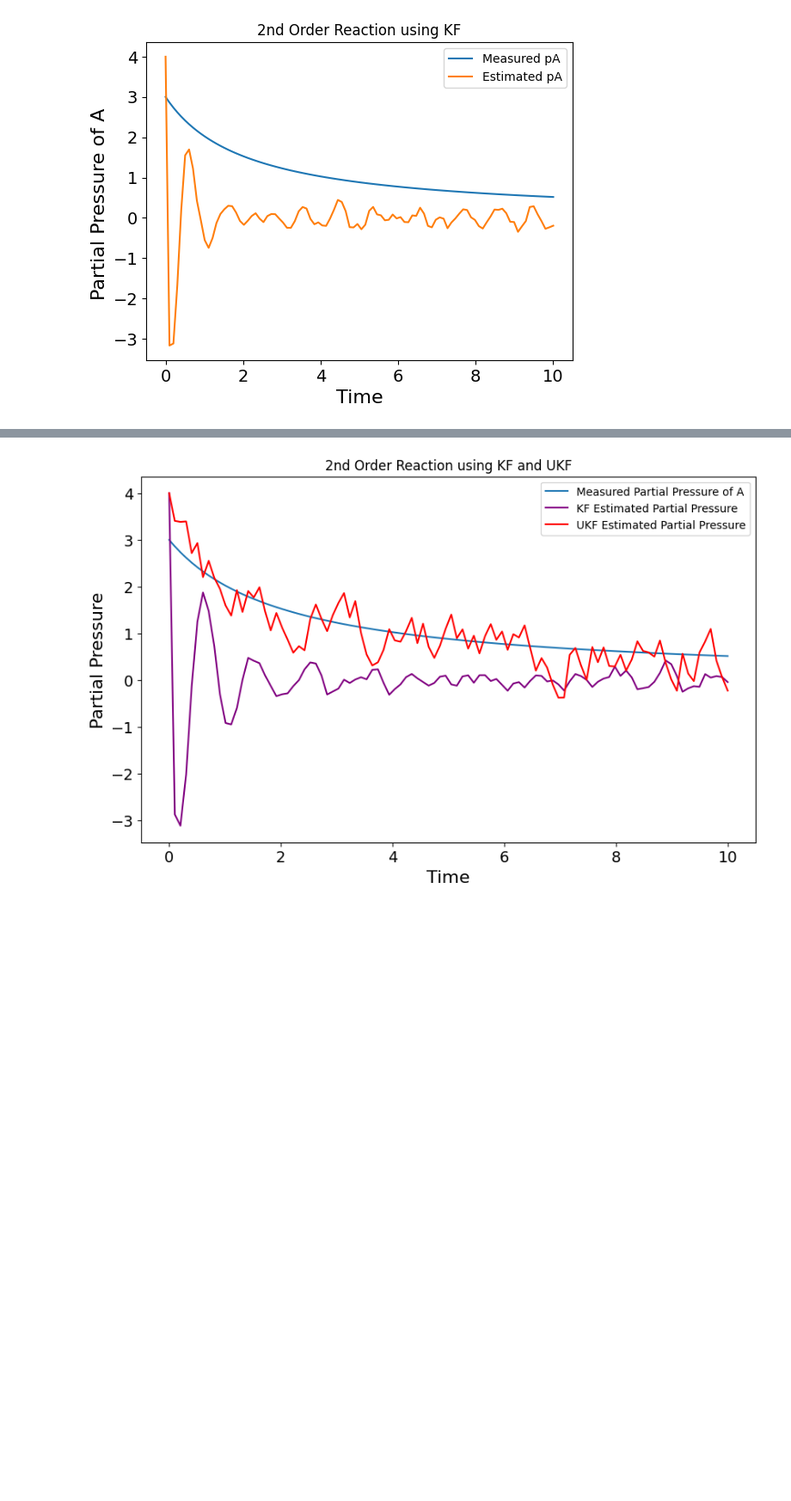
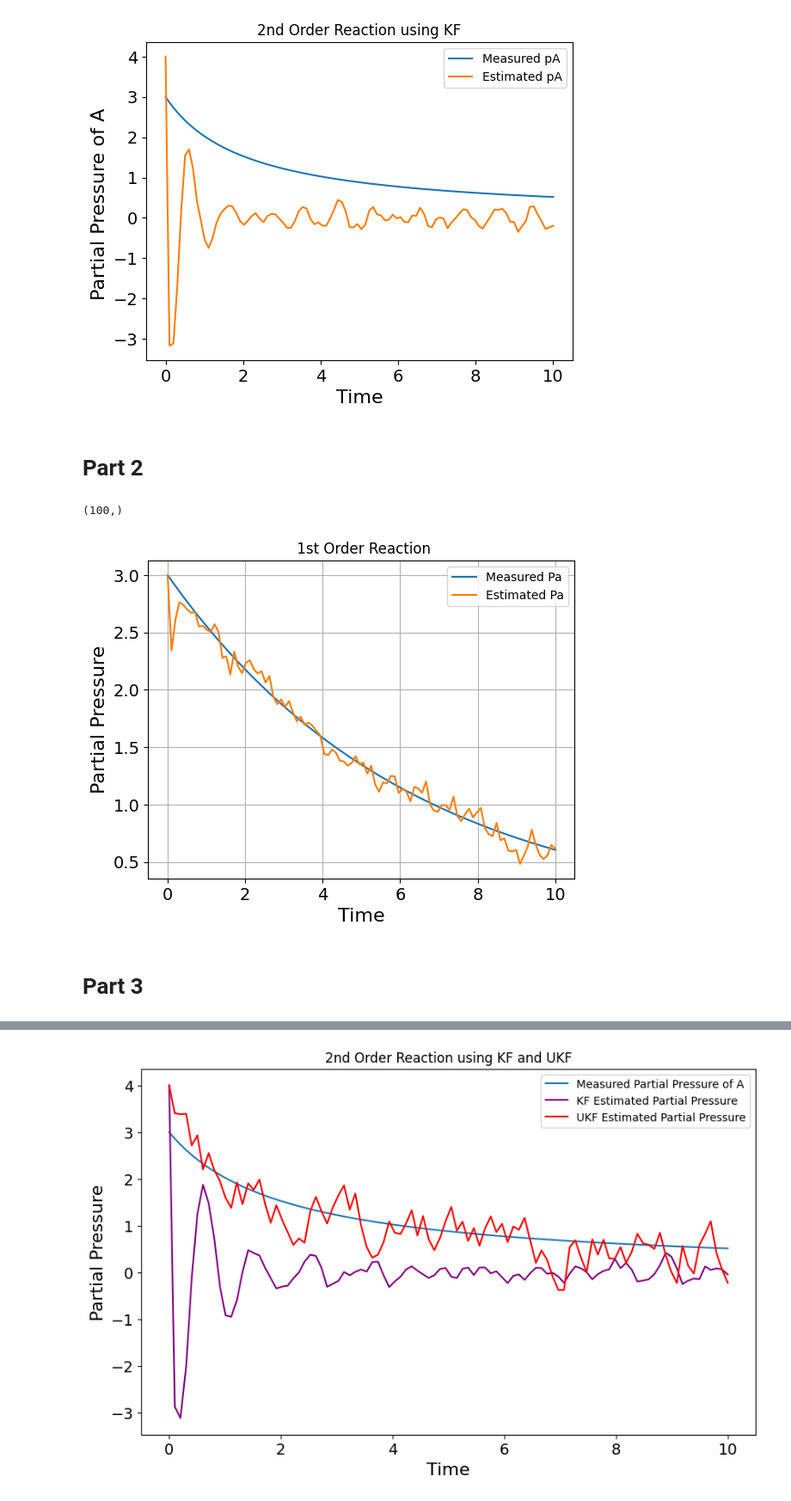
Before and after one commit to Amokmac07/B.Tech-Final-year-Project, a Jupyter notebook: KF_UKF_compare.ipynb, the cells around one changed output, grey strips where cells are left out. Shown: that part at 86% size. Drawn from its saved outputs; the diff is of its cells as text; code cells hidden in the pictures; blank space fills up the shorter version.

Commit message:
added result and conclude

```diff
--- a/KF_UKF_compare.ipynb
+++ b/KF_UKF_compare.ipynb
@@ -68,6 +70,74 @@ plt.legend()
 plt.show()
 # %% [output]
 [figure]
+# %% [markdown]
+# Part 2
+# %%
+from filterpy.kalman import MerweScaledSigmaPoints, UnscentedKalmanFilter
+import numpy as np
+import matplotlib.pyplot as plt
+
+# Define the kinetic parameters for the reactor
+k = 0.16
+
+# Define the state model for the reactor
+def state_model(x, dt):
+    return x + dt * (-k * x**1)
+
+# Define the measurement model for the reactor
+def measurement_model(x):
+
+    return x+0.001*(np.random.normal(0,1))                   #MODIFY
+
+# Set up the initial conditions for the reactor
+x0 = np.array([3])                                        #MODIFY
+P0 = np.array([[1.0]])
+
+# Set up the measurement data
+t = np.linspace(0, 10, 100)
+z_meas = 3*np.exp(-k*t)
+
+
+# Initialize the UKF parameters
+points = MerweScaledSigmaPoints(n=1, alpha=0.1, beta=2, kappa=0)
+ukf = UnscentedKalmanFilter(dim_x=1, dim_z=1, dt=0.1, points=points, fx=state_model, hx=measurement_model)
+ukf.x = x0 +1*(np.random.normal(0,1))                     #MODIFY
+ukf.P = P0
+
+# Define the arrays to store the results
+x = np.zeros((1, len(t)))
+x[:, 0] = x0
+
+# Run the UKF
+for i in range(1, len(t)):
+    # Predict and update with UKF
+    ukf.predict()
+    hx = measurement_model(ukf.x)
+    y = z_meas[i] - hx
+    ukf.update(z_meas[i])
+
+    # Store the result
+    x[:, i] = ukf.x
+print(z_meas.shape)
+
+#Let total pressure be 500
+# Plot the results
+# plt.subplot(2, 1, 1)
+plt.plot(t, z_meas, label='Measured Pa')
+plt.plot(t, x[0], label='Estimated Pa')
+
+plt.title(" 1st Order Reaction")
+plt.ylabel("Partial Pressure", fontsize=16)
+plt.xlabel("Time", fontsize=16)
+plt.xticks(fontsize=14)
+plt.yticks(fontsize=14)
+plt.legend()
+plt.grid()
+# %% [output]
+(100,)
+[figure, added]
+# %% [markdown]
+# Part 3
 # %%
 from filterpy.kalman import MerweScaledSigmaPoints, UnscentedKalmanFilter
 import numpy as np
```
Also changed, not shown: parts of 3 cells of this notebook, 10 other files.
